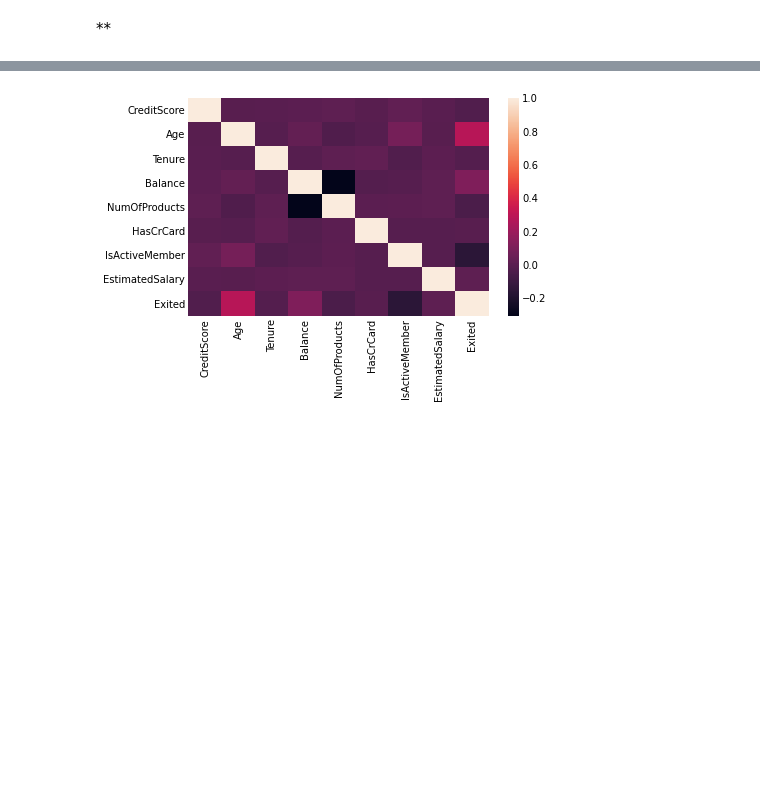
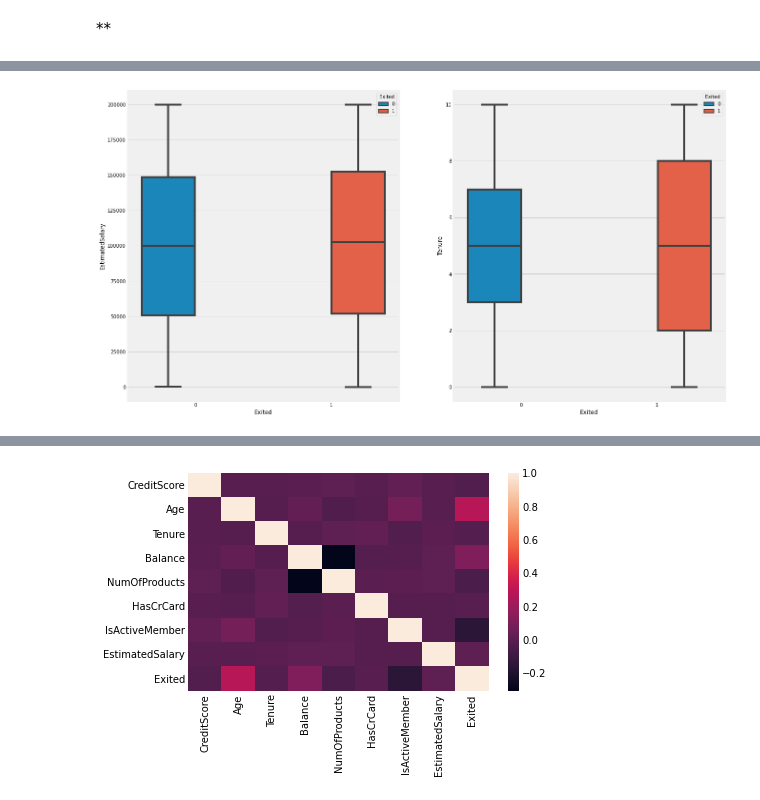
Before and after one commit to raaayden/GA_Project_Code_Challenge_3, a Jupyter notebook: project_final.ipynb, the cells around one changed output, grey strips where cells are left out. Cells and saved outputs as stored; diff of their text form; code cells hidden in the pictures; blank space fills up the shorter version.

```diff
--- a/project_final.ipynb
+++ b/project_final.ipynb
@@ -154,0 +145,15 @@ plt.show()
+# %%
+
+fig, axarr = plt.subplots(1, 2, figsize=(20, 12));
+
+# Estimated Salary
+salary_plot = sns.boxplot(x= 'Exited' ,y='EstimatedSalary', hue = 'Exited',data = banking, ax=axarr[0])
+salary_plot
+
+# Tenure
+tenure_plot = sns.boxplot(x= 'Exited', y='Tenure', hue = 'Exited',data = banking, ax=axarr[1])
+tenure_plot
+
+plt.show()
+# %% [output]
+[figure, added]
```
Also changed, not shown: parts of 8 cells of this notebook.
